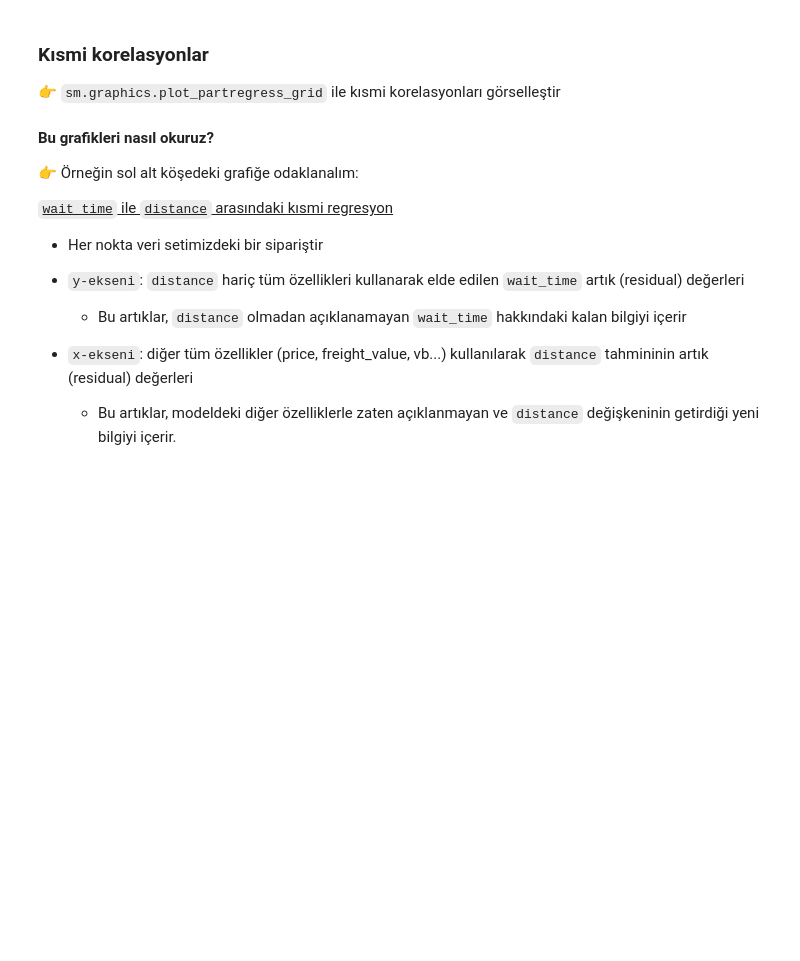
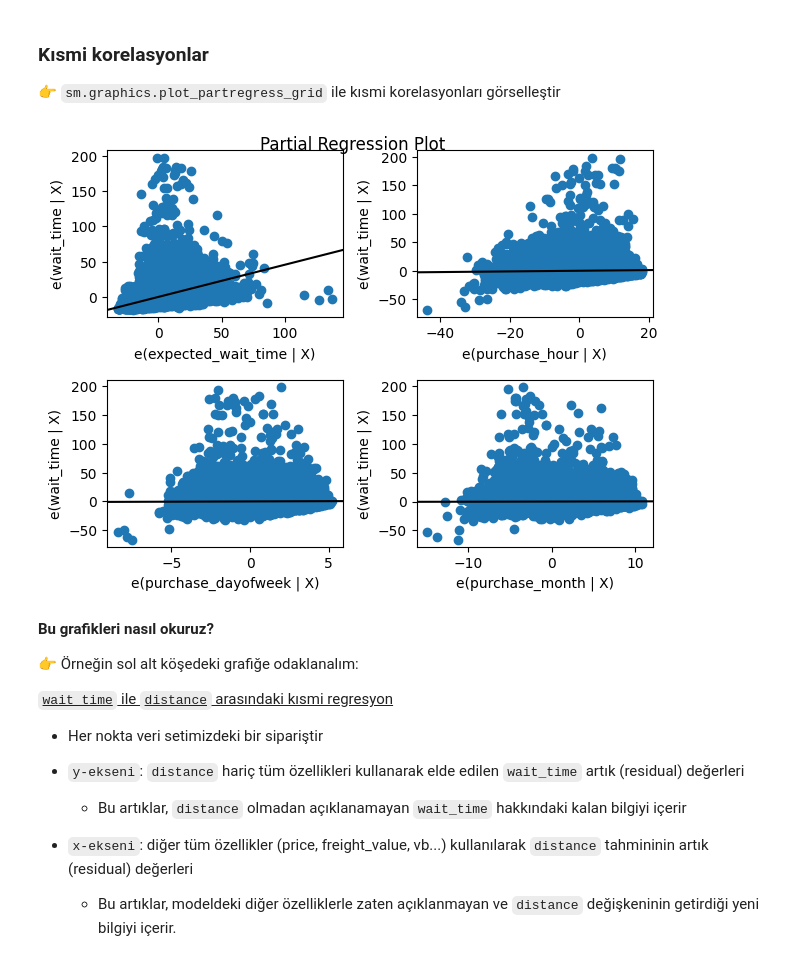
Before and after one commit to zeynepdilaytoptas/data-science-olist-delivery-time, a Jupyter notebook: delivery_time.ipynb, the cells around one changed output. Saved outputs shown, nothing was run; the diff lists cells and outputs as text; code cells hidden in the pictures; blank space fills up the shorter version.

```diff
--- a/delivery_time.ipynb
+++ b/delivery_time.ipynb
@@ -115,3 +267,8 @@ baseline_RMSE
+# %%
+fig_part = sm.graphics.plot_partregress_grid(model)
+plt.show()
+# %% [output]
+[figure, added]
 # %% [markdown]
 **Bu grafikleri nasıl okuruz?**
 
```
Also changed, not shown: parts of 34 cells of this notebook.
